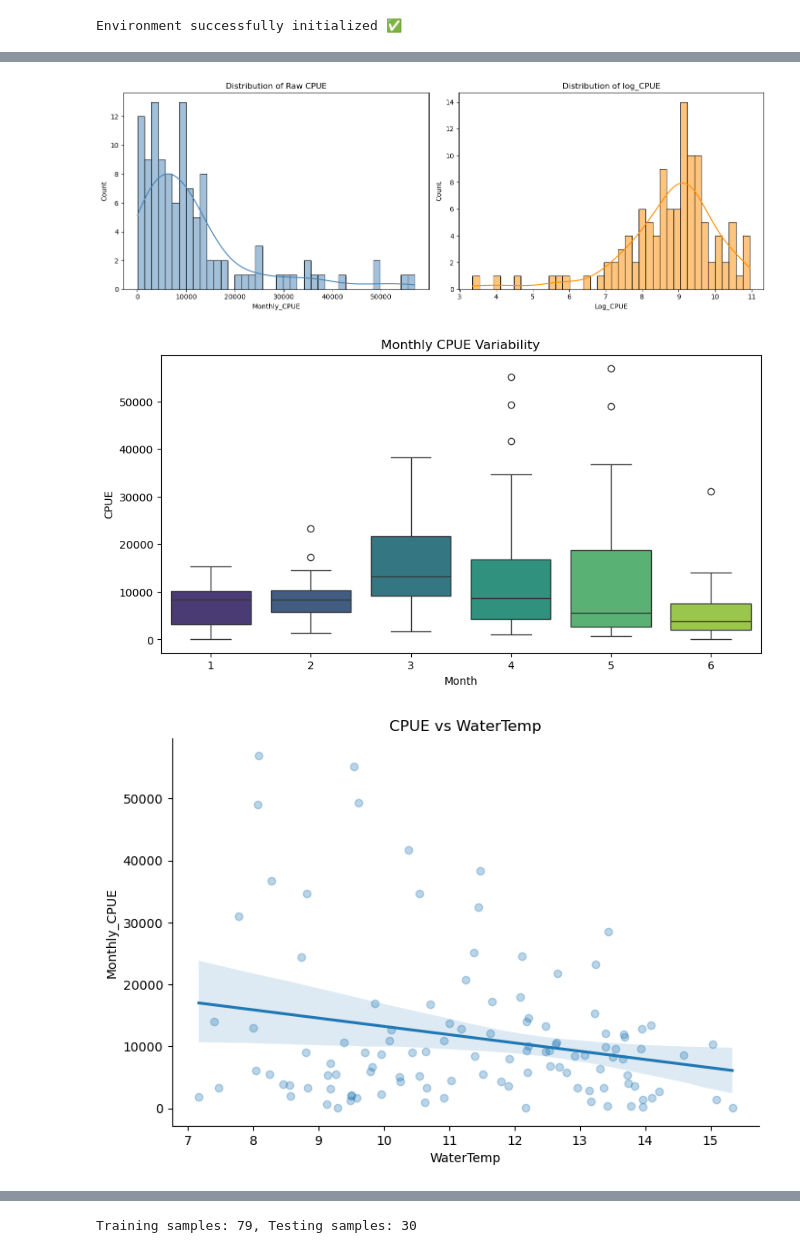
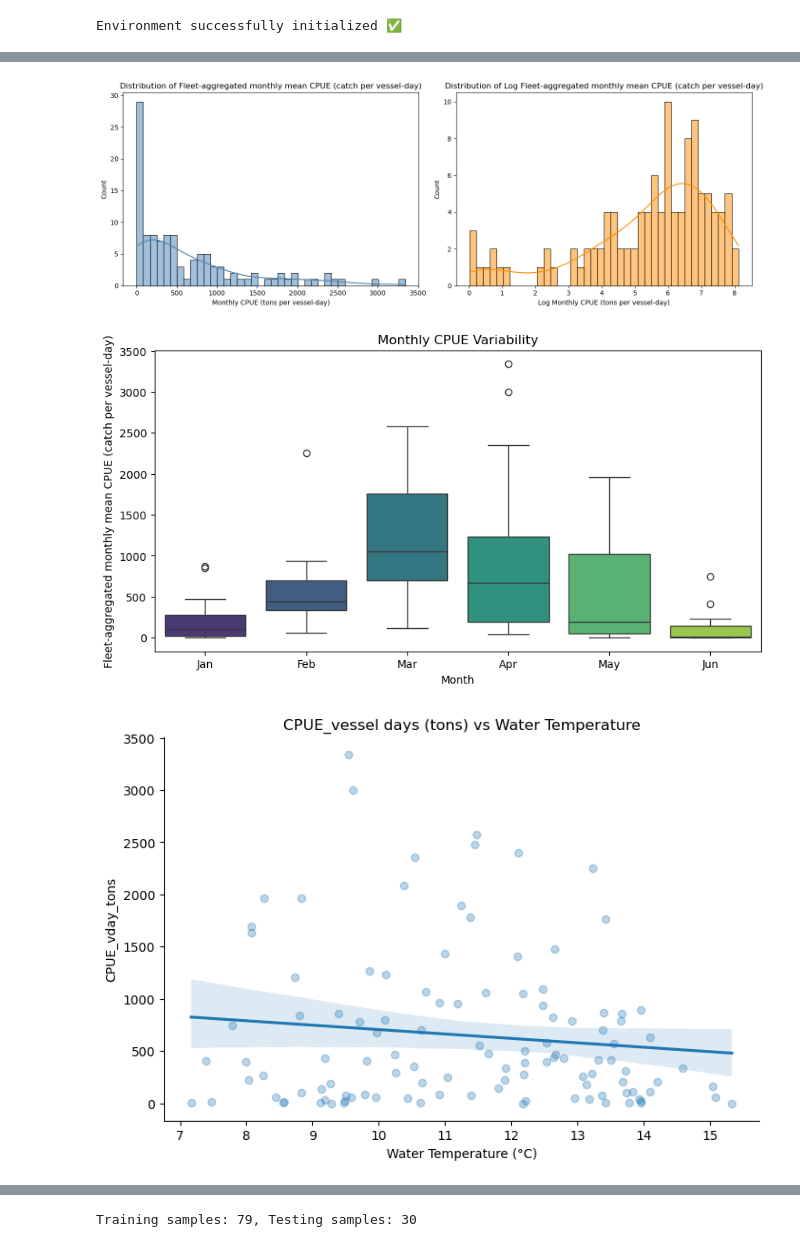
Before and after one commit to Euchie23/SquidStock, a Jupyter notebook: notebooks/CPUE_Standardization_&_Prediction/CPUE_Standardization_&_Prediction.ipynb, the cells around one changed output, grey strips where cells are left out. Saved outputs shown, nothing was run; the diff lists cells and outputs as text; code cells hidden in the pictures.

Commit message:
Add files via upload
Updated CPUE Standardization and Prediction notebook

```diff
--- a/notebooks/CPUE_Standardization_&_Prediction/CPUE_Standardization_&_Prediction.ipynb
+++ b/notebooks/CPUE_Standardization_&_Prediction/CPUE_Standardization_&_Prediction.ipynb
@@ -188,22 +219,3 @@ df["Date"] = pd.to_datetime(df[["Year", "Month", "Day"]])
 
 # Filter for Jan–June
 df = df[df["Month"].between(1, 6)]
-
-# Create CPUE per day
-df["CPUE"] = df["SqCatch_Kg"]
-
-#log Transforming CPUE
-df["Log_CPUE"] = np.log(df["CPUE"])
-
-# Step 6️⃣: Check missing values
-print("\nMissing Values per Column After Imputation:")
-print(df.isnull().sum())
-
-
-# Save final dataset
-df.to_csv("../data/Final_dataset_imputed.csv", index=False)
-print("\n✅ Imputed dataset saved as 'Final_dataset_imputed.csv'")
-# Temporal coverage
-
-print(len(df),'rows')
-print("\nDate Range:", df['Date'].min(), "to", df['Date'].max())
@@ -291,37 +339,44 @@ This block is part of the **Exploratory Data Analysis (EDA)** phase — its goal
 # %%
 # ============================
 # Distribution of CPUE, Seasonal trends and Relationships
 # ============================
 
 plt.figure(figsize=(14, 5))
 
 # Distribution of raw CPUE
 plt.subplot(1, 2, 1)
-sns.histplot(EDA["Monthly_CPUE"], bins=40, color="steelblue", kde=True)
-plt.title("Distribution of Raw CPUE")
+sns.histplot(EDA["CPUE_vday_tons"], bins=40, color="steelblue", kde=True)
+plt.title("Distribution of Fleet-aggregated monthly mean CPUE (catch per vessel-day)")
+plt.xlabel("Monthly CPUE (tons per vessel-day)")
 
 # Distribution after log-transform
 plt.subplot(1, 2, 2)
-sns.histplot(EDA["Log_CPUE"], bins=40, color="darkorange", kde=True)
-plt.title("Distribution of log_CPUE")
-
+sns.histplot(EDA["Log_CPUE_vday_tons"], bins=40, color="darkorange", kde=True)
+plt.title("Distribution of Log Fleet-aggregated monthly mean CPUE (catch per vessel-day)")
+plt.xlabel("Log Monthly CPUE (tons per vessel-day)")
 plt.tight_layout()
 plt.show()
 
 # Seasonal trend of CPUE
 plt.figure(figsize=(10, 5))
-sns.boxplot(x="Month", y="Monthly_CPUE", data=EDA, palette="viridis")
+sns.boxplot(x="Month", y="CPUE_vday_tons", data=EDA, palette="viridis")
+# Replace x-axis tick labels with month names
+plt.xticks(
+    ticks=range(6),
+    labels=[calendar.month_abbr[i+1] for i in range(6)]  # 'Jan', 'Feb', ...
+)
 plt.title("Monthly CPUE Variability")
 plt.xlabel("Month")
-plt.ylabel("CPUE")
+plt.ylabel("Fleet-aggregated monthly mean CPUE (catch per vessel-day)")
 plt.show()
 
 # Relationship between SST and CPUE
-sns.lmplot(x="WaterTemp", y="Monthly_CPUE", data=EDA, height=5, aspect=1.5, scatter_kws={"alpha":0.3})
-plt.title("CPUE vs WaterTemp")
+sns.lmplot(x="WaterTemp", y="CPUE_vday_tons", data=EDA, height=5, aspect=1.5, scatter_kws={"alpha":0.3})
+plt.title("CPUE_vessel days (tons) vs Water Temperature")
+plt.xlabel("Water Temperature (°C)")
 plt.show()
 # %% [output]
-[figure, old version]
+[figure, new version]
-[figure, old version]
+[figure, new version]
-[figure, old version]
+[figure, new version]
 # %%
```
Also changed, not shown: parts of 36 cells of this notebook.
